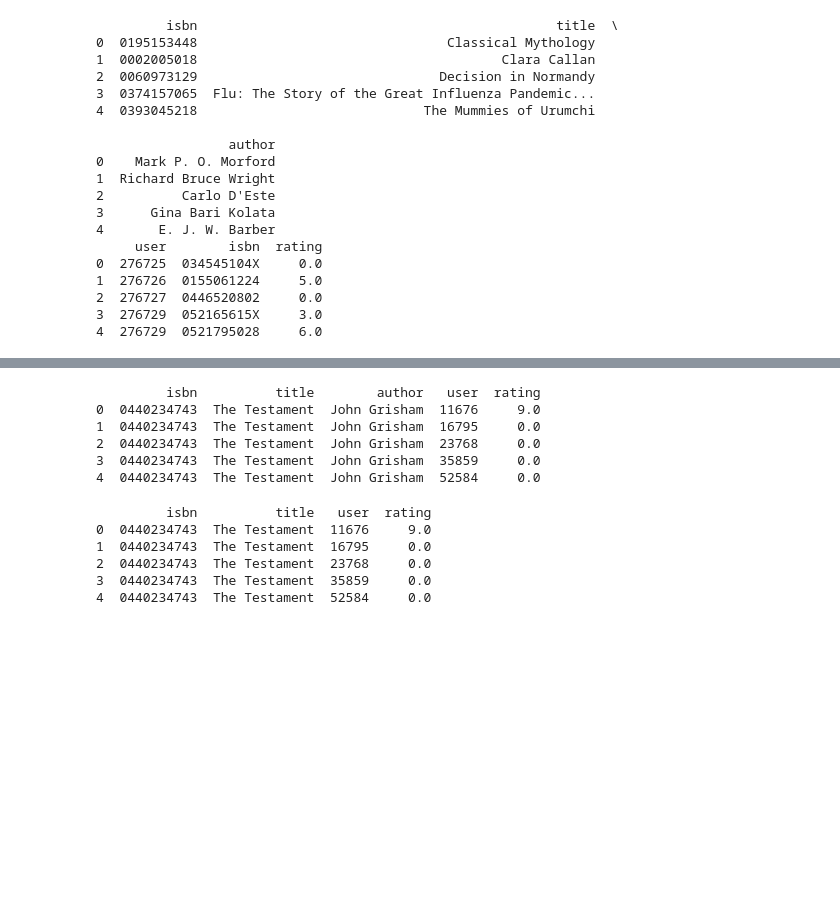
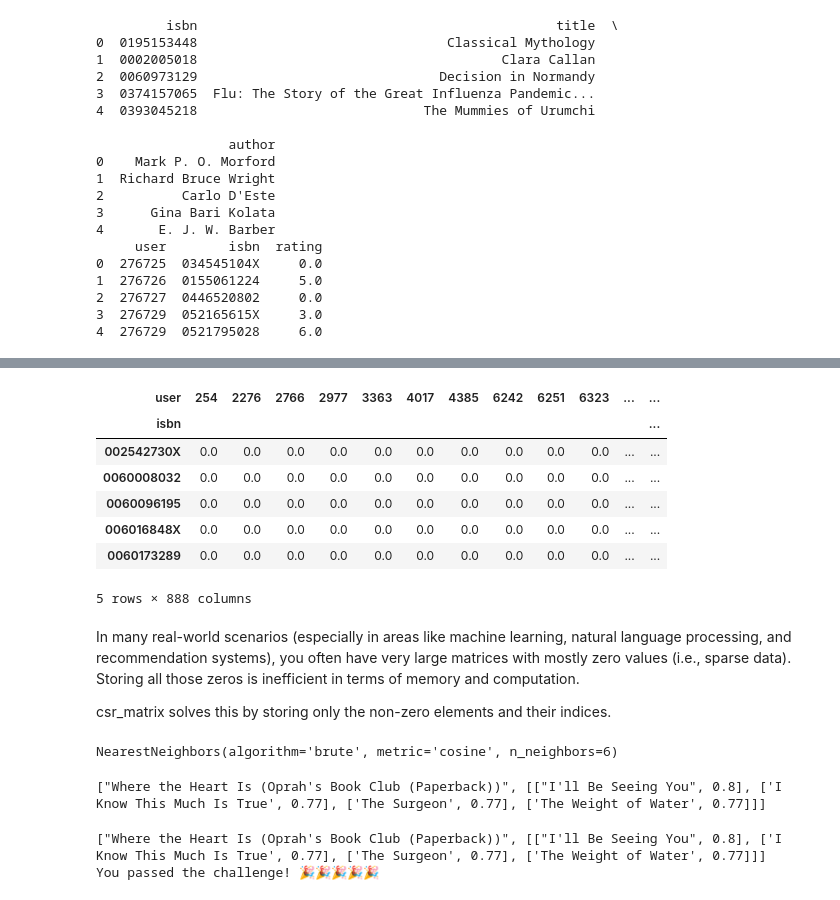
Before and after one commit to mbilalnust/book_recommendation_nearest_neighbor, a Jupyter notebook: fcc_book_recommendation_knn.ipynb, the cells around one changed output, grey strips where cells are left out. Cells and saved outputs as stored; diff of their text form; code cells hidden in the pictures; blank space fills up the shorter version.

```diff
--- a/fcc_book_recommendation_knn.ipynb
+++ b/fcc_book_recommendation_knn.ipynb
@@ -74,5 +91,9 @@ print(df_ratings.head())
 # %%
 # prompt: i want to remove books with less than 100 ratings. Use df_ratings dataset.
-min_ratings = 100
-ratings_count = df_ratings.groupby('isbn')['rating'].count()
-df_ratings_filtered = df_ratings[df_ratings['isbn'].isin(ratings_count[ratings_count >= min_ratings].index)]
+# Count ratings per user and book
+# Filter out users and books with too few ratings
+user_counts = df_ratings['user'].value_counts()
+book_counts = df_ratings['isbn'].value_counts()
+
+df_ratings = df_ratings[df_ratings['user'].isin(user_counts[user_counts >= 200].index)]
+df_ratings = df_ratings[df_ratings['isbn'].isin(book_counts[book_counts >= 100].index)]
@@ -85,25 +99,0 @@ df_ratings_filtered = df_ratings_filtered[df_ratings_filtered['user'].isin(user_
-# %%
-# prompt: i want to combine df_books with df_ratings_filtered using isbn column and print head
-
-import pandas as pd
-df = pd.merge(df_books, df_ratings_filtered, on='isbn')
-print(df.head())
-# %% [output]
-         isbn          title        author   user  rating
-0  0440234743  The Testament  John Grisham  11676     9.0
-1  0440234743  The Testament  John Grisham  16795     0.0
-2  0440234743  The Testament  John Grisham  23768     0.0
-3  0440234743  The Testament  John Grisham  35859     0.0
-4  0440234743  The Testament  John Grisham  52584     0.0
-# %%
-# prompt: remove column author
-
-df = df.drop('author', axis=1)
-print(df.head())
-# %% [output]
-         isbn          title   user  rating
-0  0440234743  The Testament  11676     9.0
-1  0440234743  The Testament  16795     0.0
-2  0440234743  The Testament  23768     0.0
-3  0440234743  The Testament  35859     0.0
-4  0440234743  The Testament  52584     0.0
@@ -117,0 +100,26 @@ def get_recommends(book = ""):
+# %%
+# Create user-item matrix using your column names
+df_book_features = df_ratings.pivot(index='isbn', columns='user', values='rating').fillna(0)
+mat_book_features = csr_matrix(df_book_features.values)
+# %%
+df_book_features.head()
+# %% [output]
+| user | 254 | 2276 | 2766 | 2977 | 3363 | 4017 | 4385 | 6242 | 6251 | 6323 | ... | ... |
+| isbn |  |  |  |  |  |  |  |  |  |  |  | ... |
+| 002542730X | 0.0 | 0.0 | 0.0 | 0.0 | 0.0 | 0.0 | 0.0 | 0.0 | 0.0 | 0.0 | ... | ... |
+| 0060008032 | 0.0 | 0.0 | 0.0 | 0.0 | 0.0 | 0.0 | 0.0 | 0.0 | 0.0 | 0.0 | ... | ... |
+| 0060096195 | 0.0 | 0.0 | 0.0 | 0.0 | 0.0 | 0.0 | 0.0 | 0.0 | 0.0 | 0.0 | ... | ... |
+| 006016848X | 0.0 | 0.0 | 0.0 | 0.0 | 0.0 | 0.0 | 0.0 | 0.0 | 0.0 | 0.0 | ... | ... |
+| 0060173289 | 0.0 | 0.0 | 0.0 | 0.0 | 0.0 | 0.0 | 0.0 | 0.0 | 0.0 | 0.0 | ... | ... |
+5 rows × 888 columns
+# %% [markdown]
+In many real-world scenarios (especially in areas like machine learning, natural language processing, and recommendation systems), you often have very large matrices with mostly zero values (i.e., sparse data). Storing all those zeros is inefficient in terms of memory and computation.
+
+csr_matrix solves this by storing only the non-zero elements and their indices.
+# %%
+#Modeling and Training
+# Train KNN model
+model_knn = NearestNeighbors(metric='cosine', algorithm='brute', n_neighbors=6)
+model_knn.fit(mat_book_features)
+# %% [output]
+NearestNeighbors(algorithm='brute', metric='cosine', n_neighbors=6)
@@ -118,3 +152,8 @@ def get_recommends(book = ""):
+# %%
+books = get_recommends("Where the Heart Is (Oprah's Book Club (Paperback))")
+print(books)
+# %% [output]
+["Where the Heart Is (Oprah's Book Club (Paperback))", [["I'll Be Seeing You", 0.8], ['I Know This Much Is True', 0.77], ['The Surgeon', 0.77], ['The Weight of Water', 0.77]]]
 # %%
 books = get_recommends("Where the Heart Is (Oprah's Book Club (Paperback))")
 print(books)
@@ -124,7 +163,7 @@ def test_book_recommendation():
   recommends = get_recommends("Where the Heart Is (Oprah's Book Club (Paperback))")
   if recommends[0] != "Where the Heart Is (Oprah's Book Club (Paperback))":
     test_pass = False
-  recommended_books = ["I'll Be Seeing You", 'The Weight of Water', 'The Surgeon', 'I Know This Much Is True']
+  recommended_books = ["I'll Be Seeing You", 'I Know This Much Is True','The Surgeon','The Weight of Water']
   recommended_books_dist = [0.8, 0.77, 0.77, 0.77]
   for i in range(2):
     if recommends[1][i][0] not in recommended_books:
@@ -137,3 +176,6 @@ def test_book_recommendation():
     print("You haven't passed yet. Keep trying!")
 
 test_book_recommendation()
+# %% [output]
+["Where the Heart Is (Oprah's Book Club (Paperback))", [["I'll Be Seeing You", 0.8], ['I Know This Much Is True', 0.77], ['The Surgeon', 0.77], ['The Weight of Water', 0.77]]]
+You passed the challenge! 🎉🎉🎉🎉🎉
```
Also changed, not shown: parts of 7 cells of this notebook.
